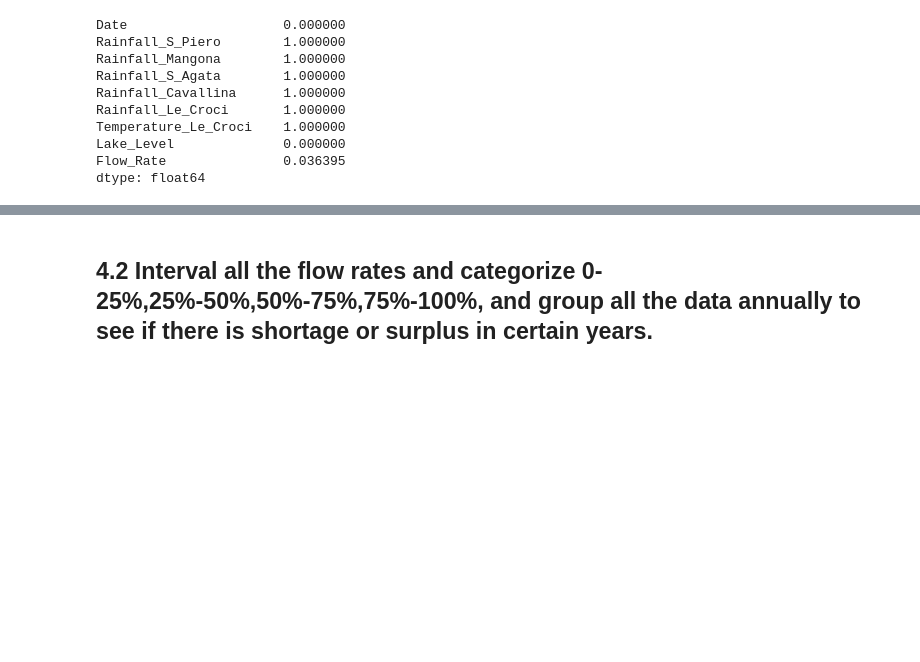
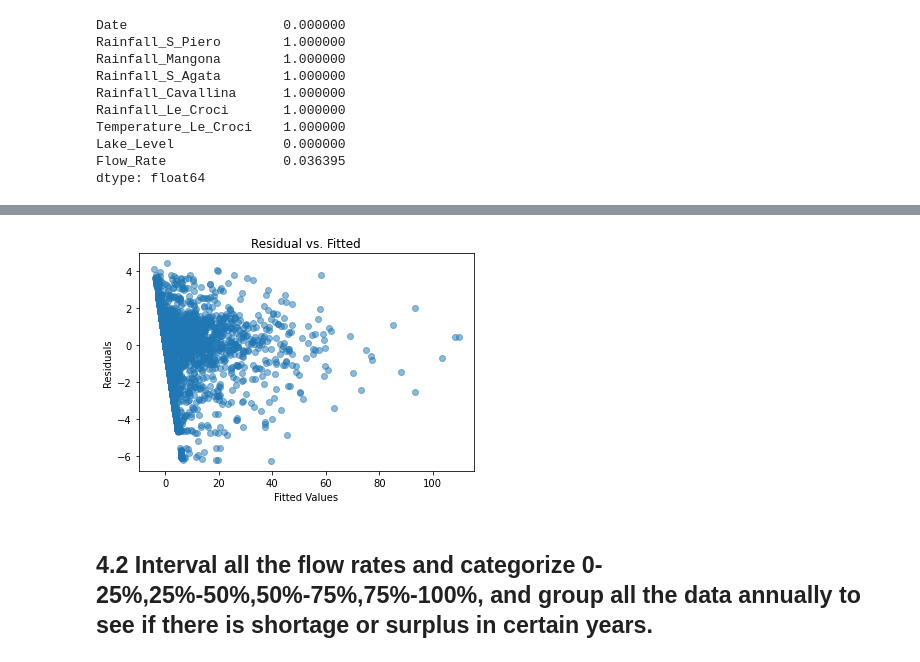
Before and after one commit to benuh/MATH189A_FINAL, a Jupyter notebook: FinalReport.ipynb, the cells around one changed output, grey strips where cells are left out. Saved outputs shown, nothing was run; the diff lists cells and outputs as text; code cells hidden in the pictures; blank space fills up the shorter version.

```diff
--- a/FinalReport.ipynb
+++ b/FinalReport.ipynb
@@ -44,0 +301,4 @@ Lake_Bilancino_Cut['Year'] = Lake_Bilancino_Cut.Date.apply(lambda x: x[6:10])
+# %%
+md = smf.mixedlm("Lake_Level ~ Rainfall_Le_Croci", bilancino, groups=bilancino["Month"], missing='drop')
+mdf = md.fit()
+print(mdf.summary())
@@ -45,3 +331,11 @@ Lake_Bilancino_Cut['Year'] = Lake_Bilancino_Cut.Date.apply(lambda x: x[6:10])
+# %%
+plt.scatter(bilancino['Rainfall_Mangona'].dropna() - mdf.resid, mdf.resid, alpha = 0.5)
+plt.title("Residual vs. Fitted")
+plt.xlabel("Fitted Values")
+plt.ylabel("Residuals")
+plt.show()
+# %% [output]
+[figure, added]
 # %% [markdown]
 ## 4.2 Interval all the flow rates and categorize 0-25%,25%-50%,50%-75%,75%-100%, and group all the data annually to see if there is shortage or surplus in certain years.
 # %%
```
Also changed, not shown: parts of 23 cells of this notebook, 1 other file.
